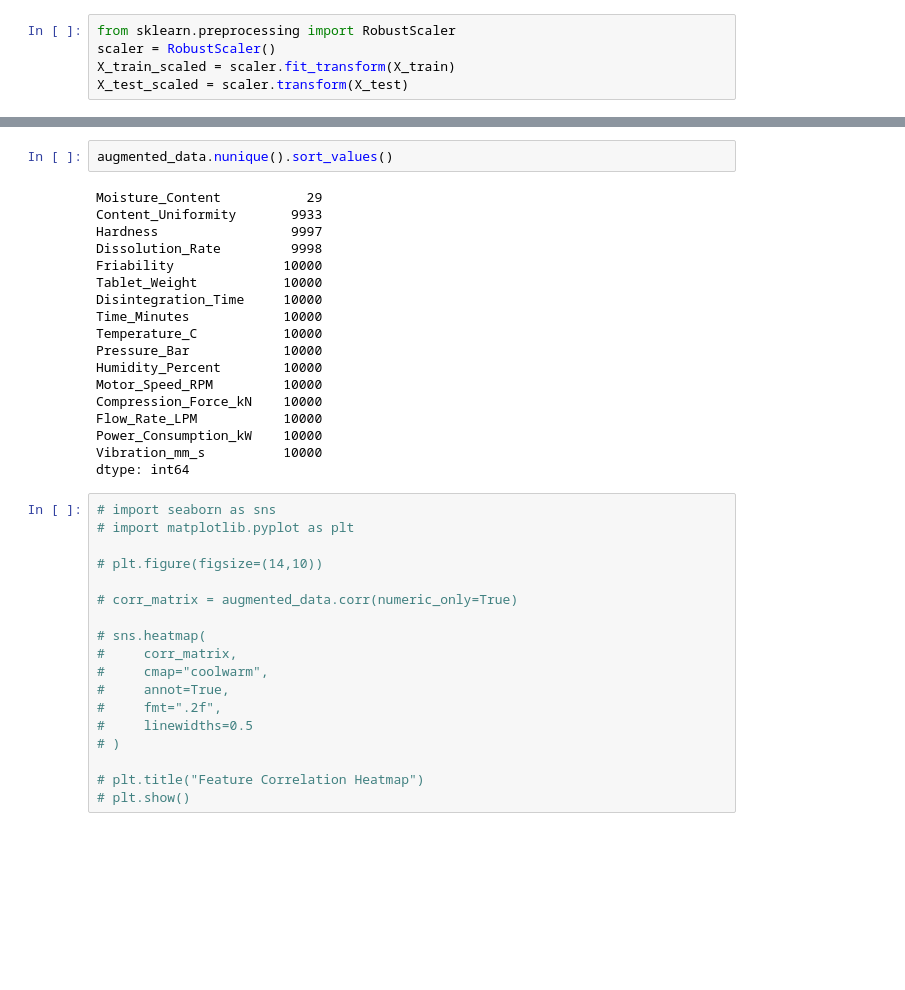
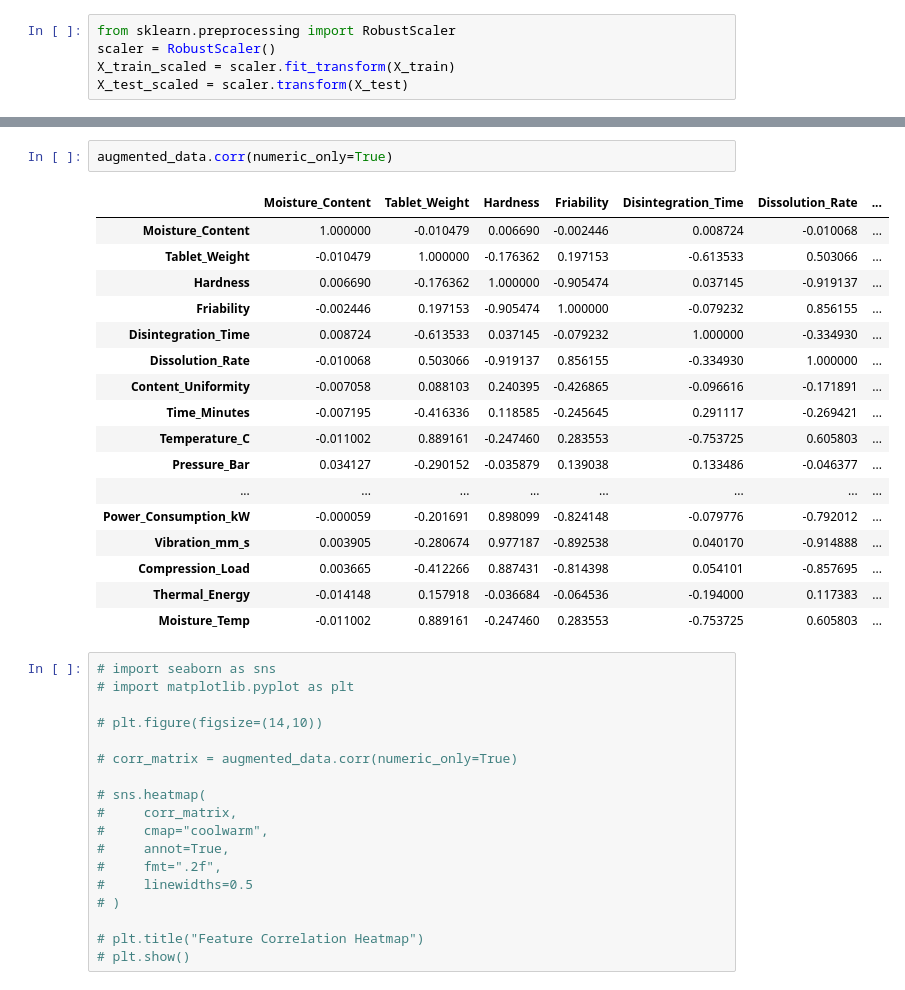
Before and after one commit to ShubhGupta75/HACKATHON-Project-IIT-H-, a Jupyter notebook: preprocessing.ipynb, the cells around one changed output, grey strips where cells are left out. Saved outputs shown, nothing was run; the diff lists cells and outputs as text; blank space fills up the shorter version.

```diff
--- a/preprocessing.ipynb
+++ b/preprocessing.ipynb
@@ -160,23 +252,23 @@ plt.show()
 # %%
-augmented_data.nunique().sort_values()
+augmented_data.corr(numeric_only=True)
 # %% [output]
-Moisture_Content           29
-Content_Uniformity       9933
-Hardness                 9997
-Dissolution_Rate         9998
-Friability              10000
-Tablet_Weight           10000
-Disintegration_Time     10000
-Time_Minutes            10000
-Temperature_C           10000
-Pressure_Bar            10000
-Humidity_Percent        10000
-Motor_Speed_RPM         10000
-Compression_Force_kN    10000
-Flow_Rate_LPM           10000
-Power_Consumption_kW    10000
-Vibration_mm_s          10000
-dtype: int64
+|  | Moisture_Content | Tablet_Weight | Hardness | Friability | Disintegration_Time | Dissolution_Rate | ... |
+| Moisture_Content | 1.000000 | -0.010479 | 0.006690 | -0.002446 | 0.008724 | -0.010068 | ... |
+| Tablet_Weight | -0.010479 | 1.000000 | -0.176362 | 0.197153 | -0.613533 | 0.503066 | ... |
+| Hardness | 0.006690 | -0.176362 | 1.000000 | -0.905474 | 0.037145 | -0.919137 | ... |
+| Friability | -0.002446 | 0.197153 | -0.905474 | 1.000000 | -0.079232 | 0.856155 | ... |
+| Disintegration_Time | 0.008724 | -0.613533 | 0.037145 | -0.079232 | 1.000000 | -0.334930 | ... |
+| Dissolution_Rate | -0.010068 | 0.503066 | -0.919137 | 0.856155 | -0.334930 | 1.000000 | ... |
+| Content_Uniformity | -0.007058 | 0.088103 | 0.240395 | -0.426865 | -0.096616 | -0.171891 | ... |
+| Time_Minutes | -0.007195 | -0.416336 | 0.118585 | -0.245645 | 0.291117 | -0.269421 | ... |
+| Temperature_C | -0.011002 | 0.889161 | -0.247460 | 0.283553 | -0.753725 | 0.605803 | ... |
+| Pressure_Bar | 0.034127 | -0.290152 | -0.035879 | 0.139038 | 0.133486 | -0.046377 | ... |
+| ... | ... | ... | ... | ... | ... | ... | ... |
+| Power_Consumption_kW | -0.000059 | -0.201691 | 0.898099 | -0.824148 | -0.079776 | -0.792012 | ... |
+| Vibration_mm_s | 0.003905 | -0.280674 | 0.977187 | -0.892538 | 0.040170 | -0.914888 | ... |
+| Compression_Load | 0.003665 | -0.412266 | 0.887431 | -0.814398 | 0.054101 | -0.857695 | ... |
+| Thermal_Energy | -0.014148 | 0.157918 | -0.036684 | -0.064536 | -0.194000 | 0.117383 | ... |
+| Moisture_Temp | -0.011002 | 0.889161 | -0.247460 | 0.283553 | -0.753725 | 0.605803 | ... |
 # %%
 # import seaborn as sns
 # import matplotlib.pyplot as plt
```
Also changed, not shown: parts of 12 cells of this notebook.
